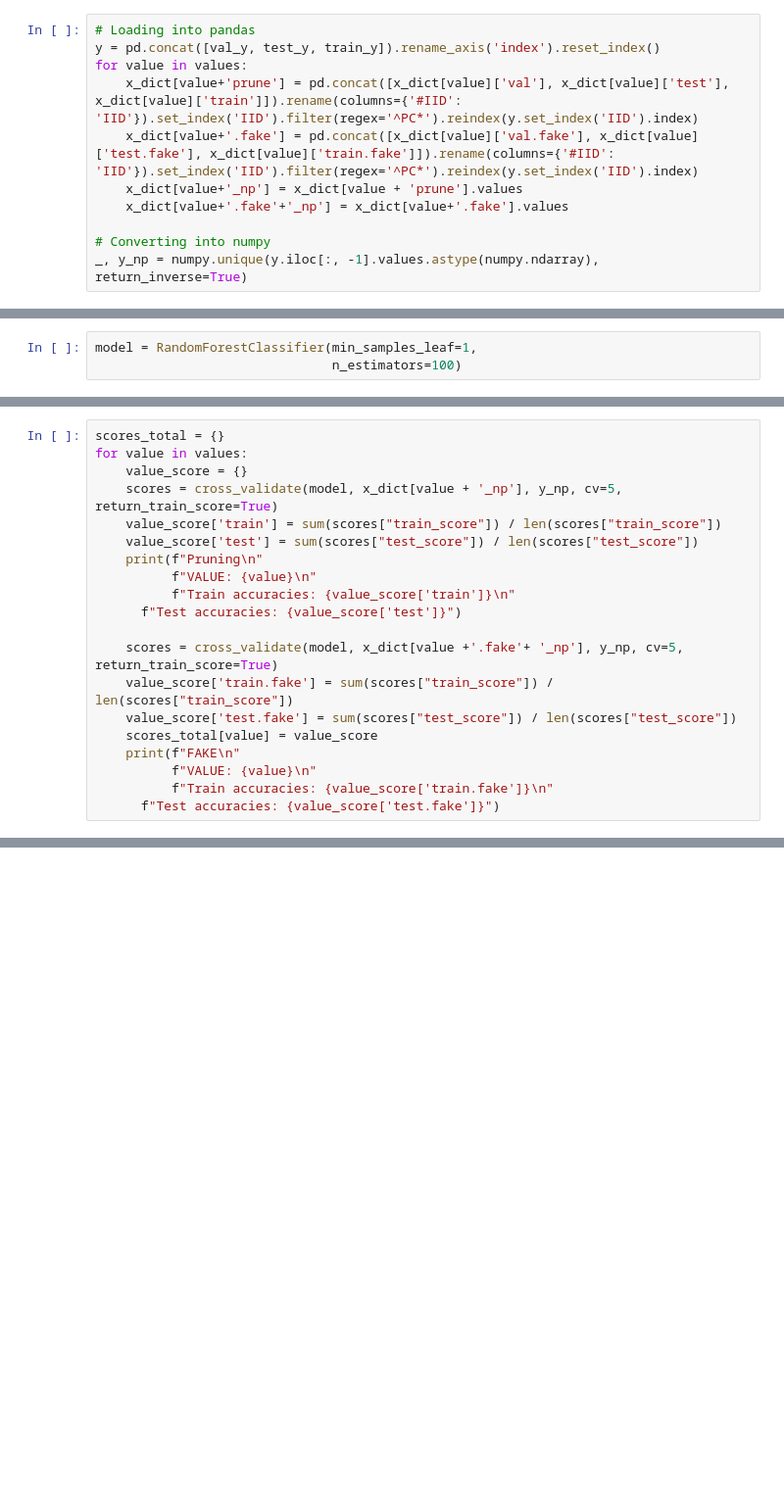
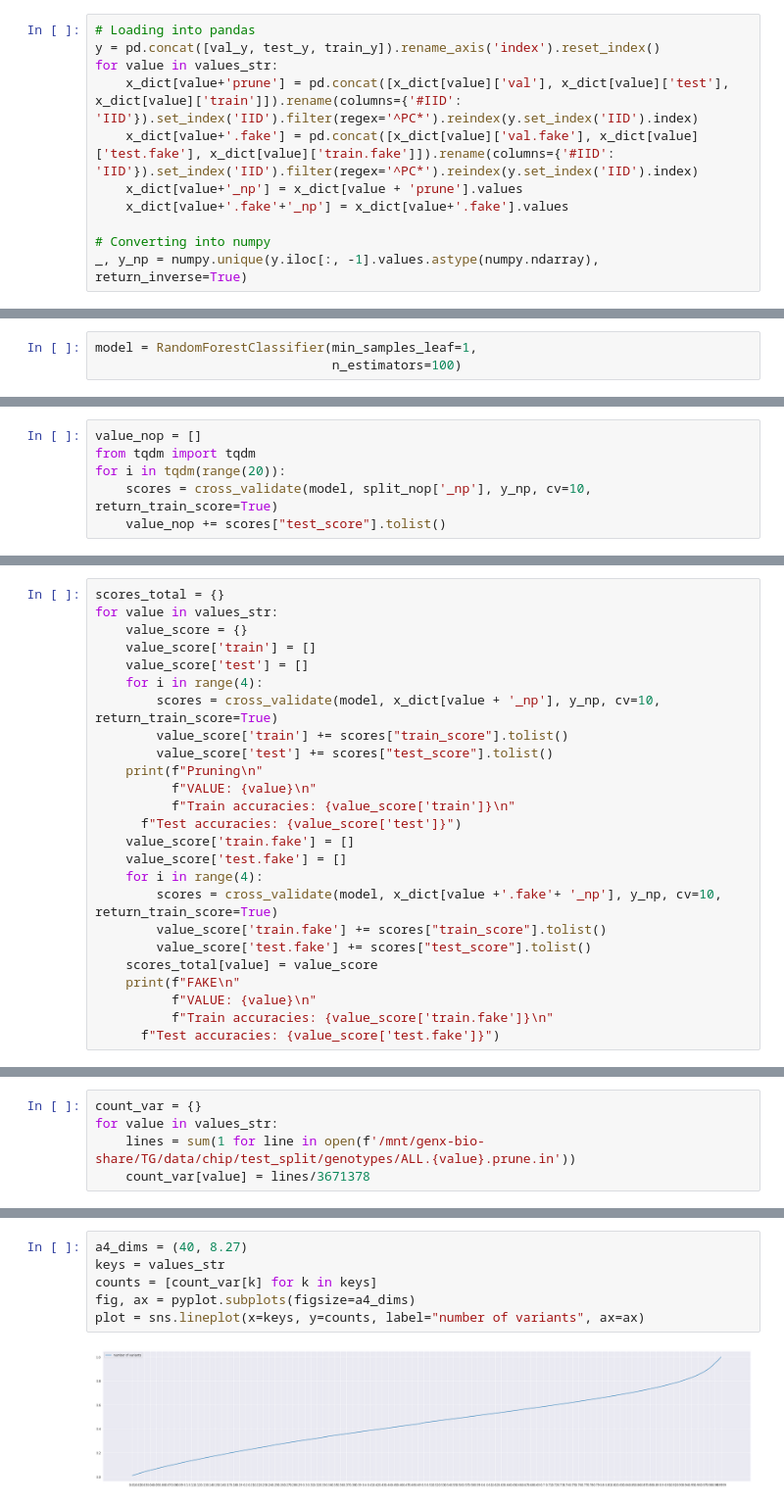
Before and after one commit to genxnetwork/fl-genomics, a Jupyter notebook: src/JupyterNotebooks/pruning.ipynb, the cells around one changed output, grey strips where cells are left out. Shown at 98% size. Saved outputs shown, nothing was run; the diff lists cells and outputs as text; blank space fills up the shorter version.

Commit message:
[BAR-173] Find optimal pruning value

```diff
--- a/src/JupyterNotebooks/pruning.ipynb
+++ b/src/JupyterNotebooks/pruning.ipynb
@@ -36,7 +53,7 @@ val_y = pd.read_table('/media/storage/TG/data_compare/new_data/y/fold_0_val.tsv'
 # %%
 # Loading into pandas
 y = pd.concat([val_y, test_y, train_y]).rename_axis('index').reset_index()
-for value in values:
+for value in values_str:
     x_dict[value+'prune'] = pd.concat([x_dict[value]['val'], x_dict[value]['test'], x_dict[value]['train']]).rename(columns={'#IID': 'IID'}).set_index('IID').filter(regex='^PC*').reindex(y.set_index('IID').index)
     x_dict[value+'.fake'] = pd.concat([x_dict[value]['val.fake'], x_dict[value]['test.fake'], x_dict[value]['train.fake']]).rename(columns={'#IID': 'IID'}).set_index('IID').filter(regex='^PC*').reindex(y.set_index('IID').index)
     x_dict[value+'_np'] = x_dict[value + 'prune'].values
@@ -51,0 +86,6 @@ model = RandomForestClassifier(min_samples_leaf=1,
+# %%
+value_nop = []
+from tqdm import tqdm
+for i in tqdm(range(20)):
+    scores = cross_validate(model, split_nop['_np'], y_np, cv=10, return_train_score=True)
+    value_nop += scores["test_score"].tolist()
@@ -52,18 +94,23 @@ model = RandomForestClassifier(min_samples_leaf=1,
 # %%
 scores_total = {}
-for value in values:
+for value in values_str:
     value_score = {}
-    scores = cross_validate(model, x_dict[value + '_np'], y_np, cv=5, return_train_score=True)
-    value_score['train'] = sum(scores["train_score"]) / len(scores["train_score"])
-    value_score['test'] = sum(scores["test_score"]) / len(scores["test_score"])
+    value_score['train'] = []
+    value_score['test'] = []
+    for i in range(4):
+        scores = cross_validate(model, x_dict[value + '_np'], y_np, cv=10, return_train_score=True)
+        value_score['train'] += scores["train_score"].tolist()
+        value_score['test'] += scores["test_score"].tolist()
     print(f"Pruning\n"
           f"VALUE: {value}\n"
           f"Train accuracies: {value_score['train']}\n"
       f"Test accuracies: {value_score['test']}")
-
-    scores = cross_validate(model, x_dict[value +'.fake'+ '_np'], y_np, cv=5, return_train_score=True)
-    value_score['train.fake'] = sum(scores["train_score"]) / len(scores["train_score"])
-    value_score['test.fake'] = sum(scores["test_score"]) / len(scores["test_score"])
+    value_score['train.fake'] = []
+    value_score['test.fake'] = []
+    for i in range(4):
+        scores = cross_validate(model, x_dict[value +'.fake'+ '_np'], y_np, cv=10, return_train_score=True)
+        value_score['train.fake'] += scores["train_score"].tolist()
+        value_score['test.fake'] += scores["test_score"].tolist()
     scores_total[value] = value_score
     print(f"FAKE\n"
           f"VALUE: {value}\n"
@@ -107,0 +139,5 @@ plot.set(xlabel='pruning threshold', ylabel='RF accuracy')
+# %%
+count_var = {}
+for value in values_str:
+    lines = sum(1 for line in open(f'/mnt/genx-bio-share/TG/data/chip/test_split/genotypes/ALL.{value}.prune.in'))
+    count_var[value] = lines/3671378
@@ -107,0 +168,8 @@ plot.set(xlabel='pruning threshold', ylabel='RF accuracy')
+# %%
+a4_dims = (40, 8.27)
+keys = values_str
+counts = [count_var[k] for k in keys]
+fig, ax = pyplot.subplots(figsize=a4_dims)
+plot = sns.lineplot(x=keys, y=counts, label="number of variants", ax=ax)
+# %% [output]
+[figure, added]
```
Also changed, not shown: parts of 21 cells of this notebook.
